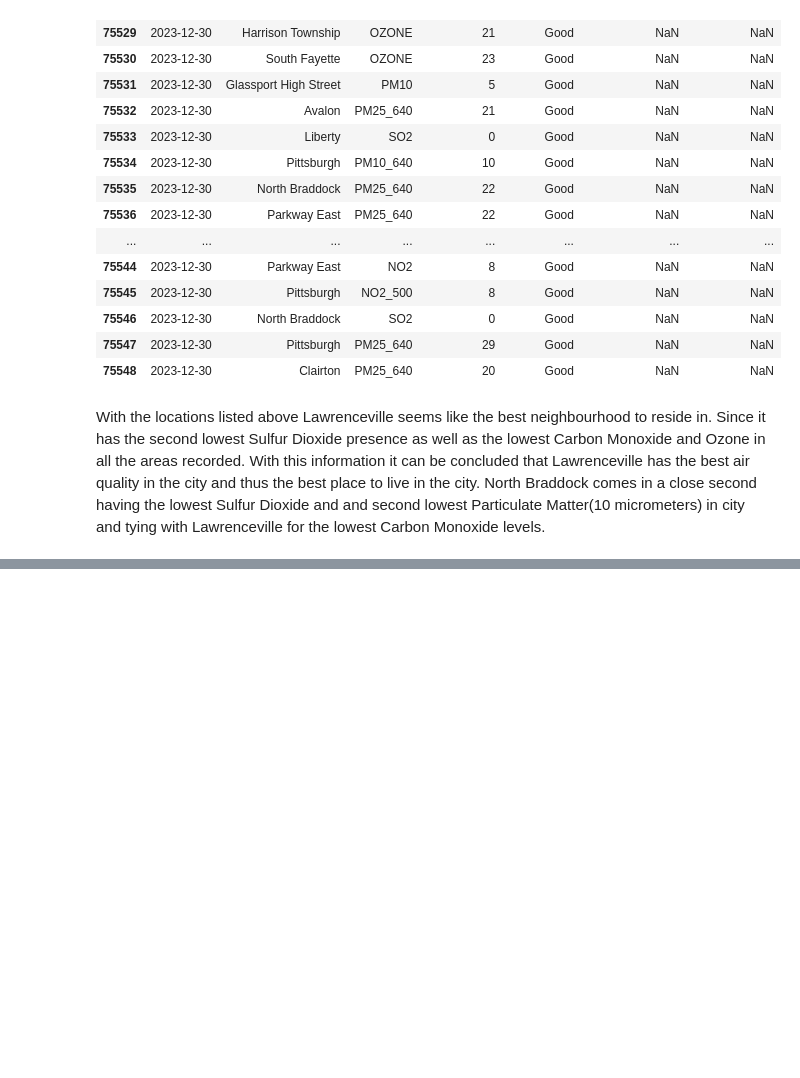
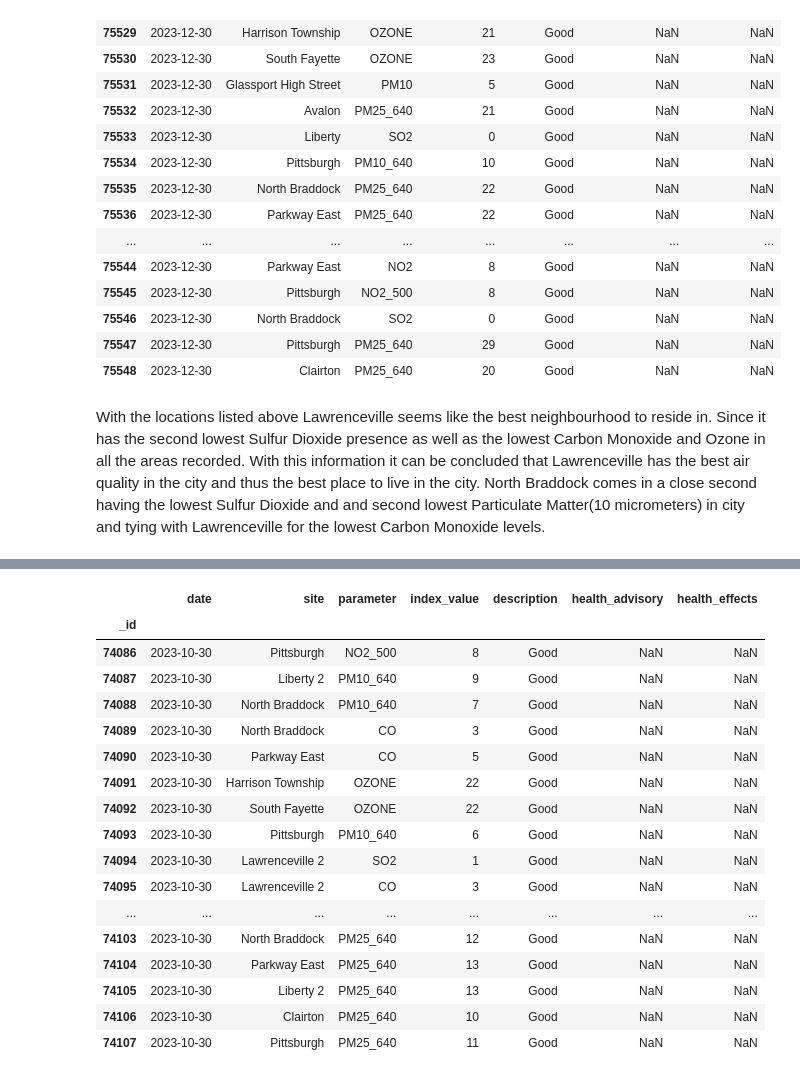
Before and after one commit to FemiG/CMPINF-Final-Project, a Jupyter notebook: Femi-Air-Quality.ipynb, the cells around one changed output, grey strips where cells are left out. Drawn from its saved outputs; the diff is of its cells as text; code cells hidden in the pictures; blank space fills up the shorter version.

```diff
--- a/Femi-Air-Quality.ipynb
+++ b/Femi-Air-Quality.ipynb
@@ -87,0 +114,23 @@ North Braddock comes in a close second having the lowest Sulfur Dioxide and and
+# %%
+date_query_mask = Air_Quality['date'].str.contains('2023-10-30')
+date_sample = Air_Quality[date_query_mask]
+date_sample.head(60)
+# %% [output]
+|  | date | site | parameter | index_value | description | health_advisory | health_effects |
+| _id |  |  |  |  |  |  |  |
+| 74086 | 2023-10-30 | Pittsburgh | NO2_500 | 8 | Good | NaN | NaN |
+| 74087 | 2023-10-30 | Liberty 2 | PM10_640 | 9 | Good | NaN | NaN |
+| 74088 | 2023-10-30 | North Braddock | PM10_640 | 7 | Good | NaN | NaN |
+| 74089 | 2023-10-30 | North Braddock | CO | 3 | Good | NaN | NaN |
+| 74090 | 2023-10-30 | Parkway East | CO | 5 | Good | NaN | NaN |
+| 74091 | 2023-10-30 | Harrison Township | OZONE | 22 | Good | NaN | NaN |
+| 74092 | 2023-10-30 | South Fayette | OZONE | 22 | Good | NaN | NaN |
+| 74093 | 2023-10-30 | Pittsburgh | PM10_640 | 6 | Good | NaN | NaN |
+| 74094 | 2023-10-30 | Lawrenceville 2 | SO2 | 1 | Good | NaN | NaN |
+| 74095 | 2023-10-30 | Lawrenceville 2 | CO | 3 | Good | NaN | NaN |
+| ... | ... | ... | ... | ... | ... | ... | ... |
+| 74103 | 2023-10-30 | North Braddock | PM25_640 | 12 | Good | NaN | NaN |
+| 74104 | 2023-10-30 | Parkway East | PM25_640 | 13 | Good | NaN | NaN |
+| 74105 | 2023-10-30 | Liberty 2 | PM25_640 | 13 | Good | NaN | NaN |
+| 74106 | 2023-10-30 | Clairton | PM25_640 | 10 | Good | NaN | NaN |
+| 74107 | 2023-10-30 | Pittsburgh | PM25_640 | 11 | Good | NaN | NaN |
```
Also changed, not shown: parts of 3 cells of this notebook.
